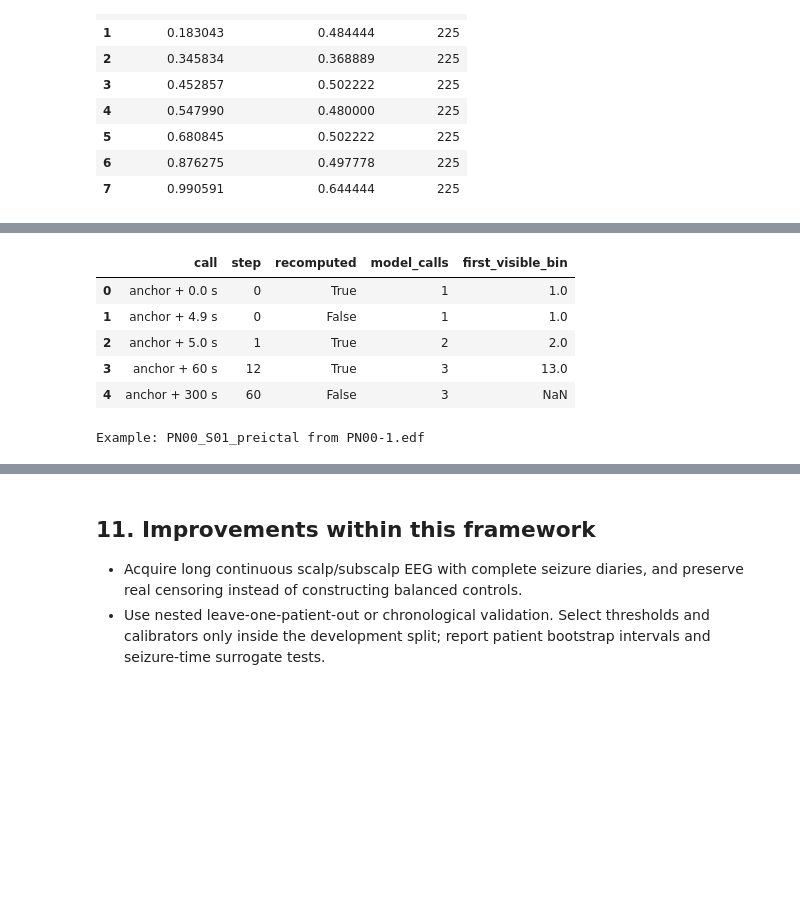
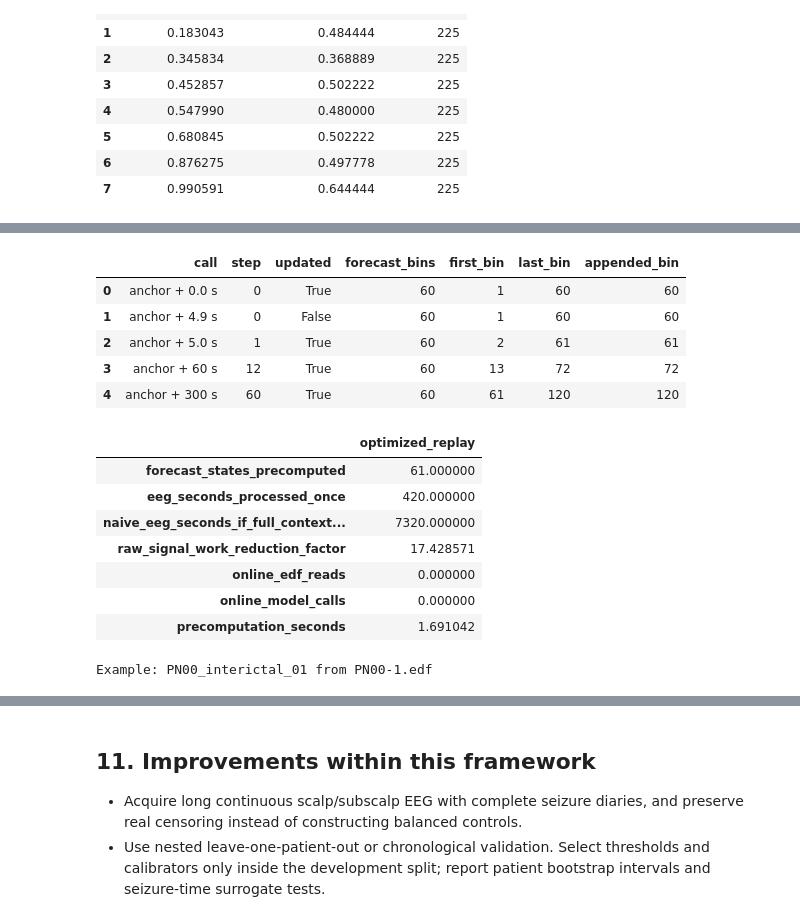
Before and after one commit to ucd-cosmos-data/26-the-optimizers-analysis, a Jupyter notebook: final_project/scripts/rolling_seizure_forecasting.ipynb, the cells around one changed output, grey strips where cells are left out. Saved outputs shown, nothing was run; the diff lists cells and outputs as text; code cells hidden in the pictures; blank space fills up the shorter version.

```diff
--- a/final_project/scripts/rolling_seizure_forecasting.ipynb
+++ b/final_project/scripts/rolling_seizure_forecasting.ipynb
@@ -356,42 +390,54 @@ The bar height `onset_probability` is unconditional and sums to the displayed ev
 # %%
 example_episode = manifest.loc[
-    manifest['patient_id'].isin(split['holdout_patients']) & manifest['episode_type'].eq('preictal')
+    manifest['patient_id'].isin(split['holdout_patients']) & manifest['episode_type'].eq('interictal')
 ].iloc[0]
 engine = rsf.RollingForecastEngine(
     model,
     example_episode['edf_path'],
     example_episode['anchor_seconds'],
     config,
+    replay_duration_seconds=300,
 )
 
 state_0 = engine.advance_to(example_episode['anchor_seconds'])
 state_4_9 = engine.advance_to(example_episode['anchor_seconds'] + 4.9)
 state_5 = engine.advance_to(example_episode['anchor_seconds'] + 5.0)
 state_60 = engine.advance_to(example_episode['anchor_seconds'] + 60.0)
 state_300 = engine.advance_to(example_episode['anchor_seconds'] + 300.0)
 
 boundary_checks = pd.DataFrame([
-    {'call': 'anchor + 0.0 s', 'step': state_0['episode_step'], 'recomputed': state_0['recomputed'], 'model_calls': state_0['recomputation_count'], 'first_visible_bin': int(state_0['probability_table']['absolute_episode_bin'].iloc[0])},
-    {'call': 'anchor + 4.9 s', 'step': state_4_9['episode_step'], 'recomputed': state_4_9['recomputed'], 'model_calls': state_4_9['recomputation_count'], 'first_visible_bin': int(state_4_9['probability_table']['absolute_episode_bin'].iloc[0])},
-    {'call': 'anchor + 5.0 s', 'step': state_5['episode_step'], 'recomputed': state_5['recomputed'], 'model_calls': state_5['recomputation_count'], 'first_visible_bin': int(state_5['probability_table']['absolute_episode_bin'].iloc[0])},
-    {'call': 'anchor + 60 s', 'step': state_60['episode_step'], 'recomputed': state_60['recomputed'], 'model_calls': state_60['recomputation_count'], 'first_visible_bin': int(state_60['probability_table']['absolute_episode_bin'].iloc[0])},
-    {'call': 'anchor + 300 s', 'step': state_300['episode_step'], 'recomputed': state_300['recomputed'], 'model_calls': state_300['recomputation_count'], 'first_visible_bin': np.nan},
+    {'call': 'anchor + 0.0 s', 'step': state_0['episode_step'], 'updated': state_0['updated'], 'forecast_bins': state_0['forecast_bins'], 'first_bin': int(state_0['probability_table']['absolute_episode_bin'].iloc[0]), 'last_bin': int(state_0['probability_table']['absolute_episode_bin'].iloc[-1]), 'appended_bin': state_0['appended_absolute_bin']},
+    {'call': 'anchor + 4.9 s', 'step': state_4_9['episode_step'], 'updated': state_4_9['updated'], 'forecast_bins': state_4_9['forecast_bins'], 'first_bin': int(state_4_9['probability_table']['absolute_episode_bin'].iloc[0]), 'last_bin': int(state_4_9['probability_table']['absolute_episode_bin'].iloc[-1]), 'appended_bin': state_4_9['appended_absolute_bin']},
+    {'call': 'anchor + 5.0 s', 'step': state_5['episode_step'], 'updated': state_5['updated'], 'forecast_bins': state_5['forecast_bins'], 'first_bin': int(state_5['probability_table']['absolute_episode_bin'].iloc[0]), 'last_bin': int(state_5['probability_table']['absolute_episode_bin'].iloc[-1]), 'appended_bin': state_5['appended_absolute_bin']},
+    {'call': 'anchor + 60 s', 'step': state_60['episode_step'], 'updated': state_60['updated'], 'forecast_bins': state_60['forecast_bins'], 'first_bin': int(state_60['probability_table']['absolute_episode_bin'].iloc[0]), 'last_bin': int(state_60['probability_table']['absolute_episode_bin'].iloc[-1]), 'appended_bin': state_60['appended_absolute_bin']},
+    {'call': 'anchor + 300 s', 'step': state_300['episode_step'], 'updated': state_300['updated'], 'forecast_bins': state_300['forecast_bins'], 'first_bin': int(state_300['probability_table']['absolute_episode_bin'].iloc[0]), 'last_bin': int(state_300['probability_table']['absolute_episode_bin'].iloc[-1]), 'appended_bin': state_300['appended_absolute_bin']},
 ])
-assert state_4_9['recomputed'] is False
-assert state_0['remaining_bins'] == 60 and state_5['remaining_bins'] == 59
-assert state_0['probability_table']['absolute_episode_bin'].iloc[0] == 1
-assert state_5['probability_table']['absolute_episode_bin'].iloc[0] == 2
-assert state_60['fixed_end_seconds'] == state_0['fixed_end_seconds']
-assert state_300['episode_complete'] is True and state_300['remaining_bins'] == 0
-assert state_300['probability_table'].empty and state_300['recomputation_count'] == state_60['recomputation_count']
+assert state_4_9['updated'] is False
+assert all(state['forecast_bins'] == 60 for state in [state_0, state_5, state_60, state_300])
+assert boundary_checks['first_bin'].tolist() == [1, 1, 2, 13, 61]
+assert boundary_checks['last_bin'].tolist() == [60, 60, 61, 72, 120]
+assert state_5['expired_absolute_bin'] == 1 and state_5['appended_absolute_bin'] == 61
+assert state_5['horizon_end_seconds'] == state_0['horizon_end_seconds'] + 5
+assert state_300['horizon_end_seconds'] == example_episode['anchor_seconds'] + 600
+assert engine.optimization_stats['online_edf_reads'] == 0 and engine.optimization_stats['online_model_calls'] == 0
+assert np.isclose(engine.optimization_stats['raw_signal_work_reduction_factor'], 61 * 120 / 420)
 display(boundary_checks)
+display(pd.Series(engine.optimization_stats, name='optimized_replay').to_frame())
 print(f"Example: {example_episode['episode_id']} from {example_episode['recording']}")
 # %% [output]
-|  | call | step | recomputed | model_calls | first_visible_bin |
-| 0 | anchor + 0.0 s | 0 | True | 1 | 1.0 |
-| 1 | anchor + 4.9 s | 0 | False | 1 | 1.0 |
-| 2 | anchor + 5.0 s | 1 | True | 2 | 2.0 |
-| 3 | anchor + 60 s | 12 | True | 3 | 13.0 |
-| 4 | anchor + 300 s | 60 | False | 3 | NaN |
+|  | call | step | updated | forecast_bins | first_bin | last_bin | appended_bin |
+| 0 | anchor + 0.0 s | 0 | True | 60 | 1 | 60 | 60 |
+| 1 | anchor + 4.9 s | 0 | False | 60 | 1 | 60 | 60 |
+| 2 | anchor + 5.0 s | 1 | True | 60 | 2 | 61 | 61 |
+| 3 | anchor + 60 s | 12 | True | 60 | 13 | 72 | 72 |
+| 4 | anchor + 300 s | 60 | True | 60 | 61 | 120 | 120 |
+|  | optimized_replay |
+| forecast_states_precomputed | 61.000000 |
+| eeg_seconds_processed_once | 420.000000 |
+| naive_eeg_seconds_if_full_context... | 7320.000000 |
+| raw_signal_work_reduction_factor | 17.428571 |
+| online_edf_reads | 0.000000 |
+| online_model_calls | 0.000000 |
+| precomputation_seconds | 1.691042 |
-Example: PN00_S01_preictal from PN00-1.edf
+Example: PN00_interictal_01 from PN00-1.edf
 # %%
```
Also changed, not shown: parts of 12 cells of this notebook, 8 other files.
